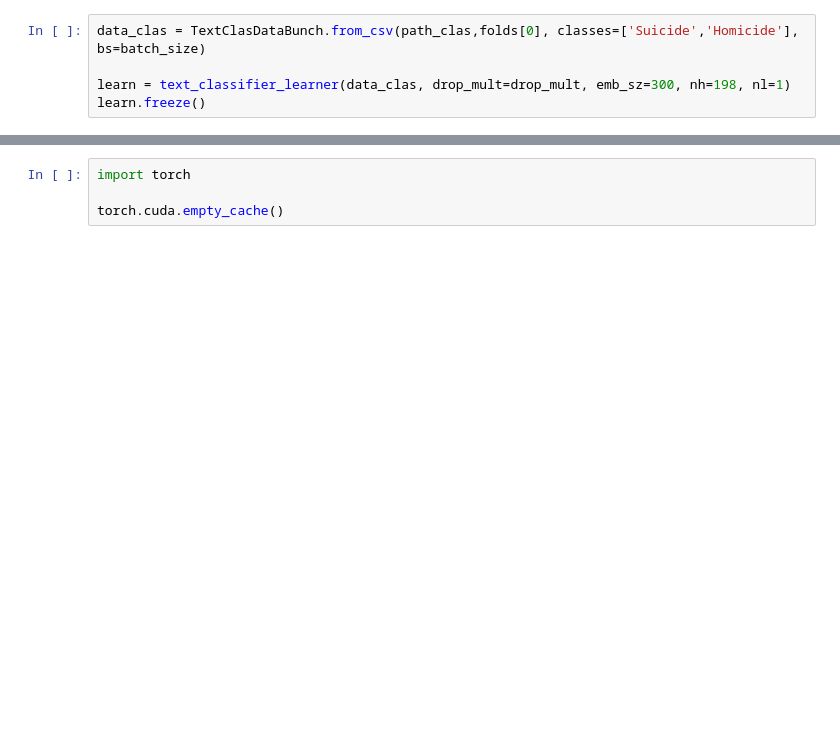
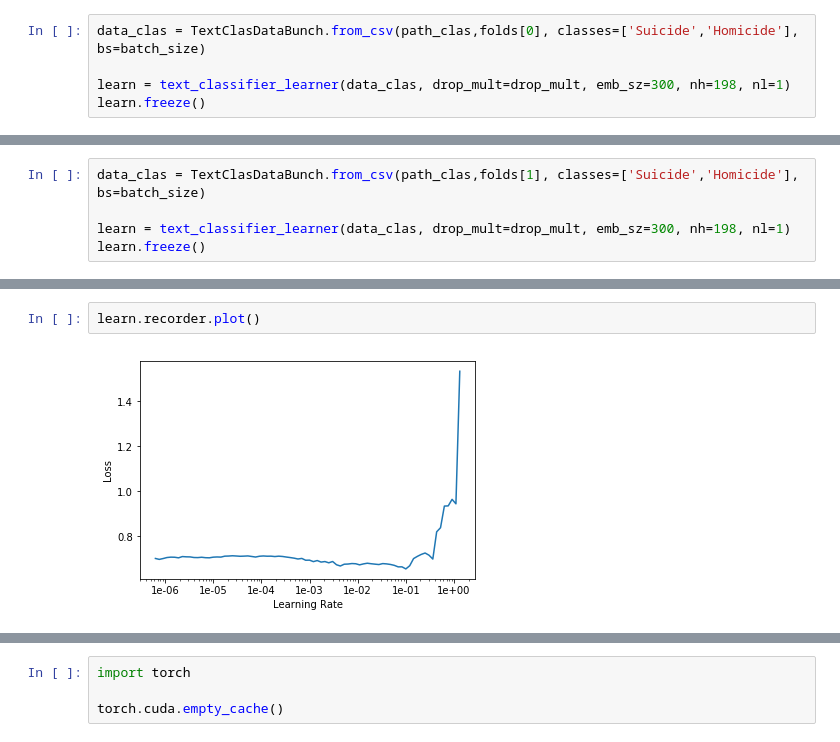
Before and after one commit to EstebanGuillen/ResearchMilestone, a Jupyter notebook: Simple-AWD.ipynb, the cells around one changed output, grey strips where cells are left out. Drawn from its saved outputs; the diff is of its cells as text; blank space fills up the shorter version.

Commit message:
adding 5-fold crossvalidation and some new language model scripts

```diff
--- a/Simple-AWD.ipynb
+++ b/Simple-AWD.ipynb
@@ -63,0 +74,5 @@ learn.recorder.plot_metrics()
+# %%
+data_clas = TextClasDataBunch.from_csv(path_clas,folds[1], classes=['Suicide','Homicide'], bs=batch_size)
+
+learn = text_classifier_learner(data_clas, drop_mult=drop_mult, emb_sz=300, nh=198, nl=1)
+learn.freeze()
@@ -63,0 +83,4 @@ learn.recorder.plot_metrics()
+# %%
+learn.recorder.plot()
+# %% [output]
+[figure, added]
```
Also changed, not shown: parts of 47 cells of this notebook, 6 other files.
